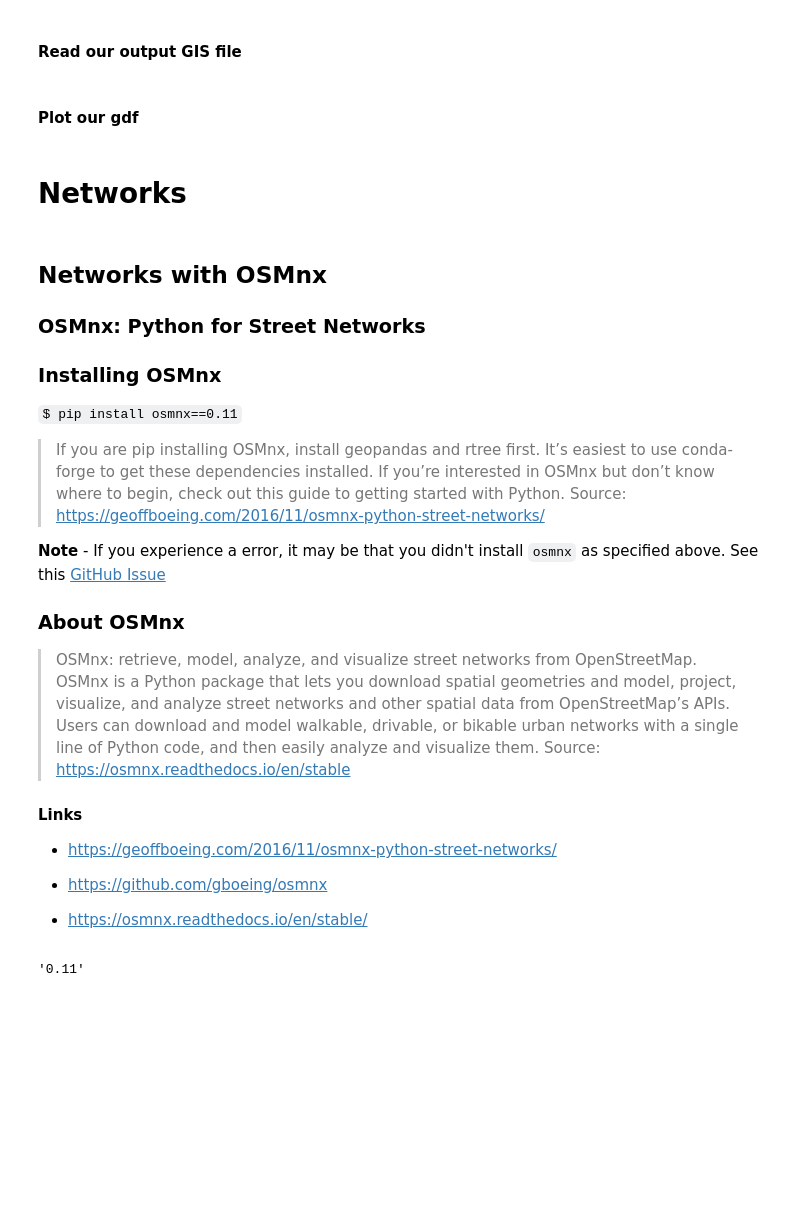
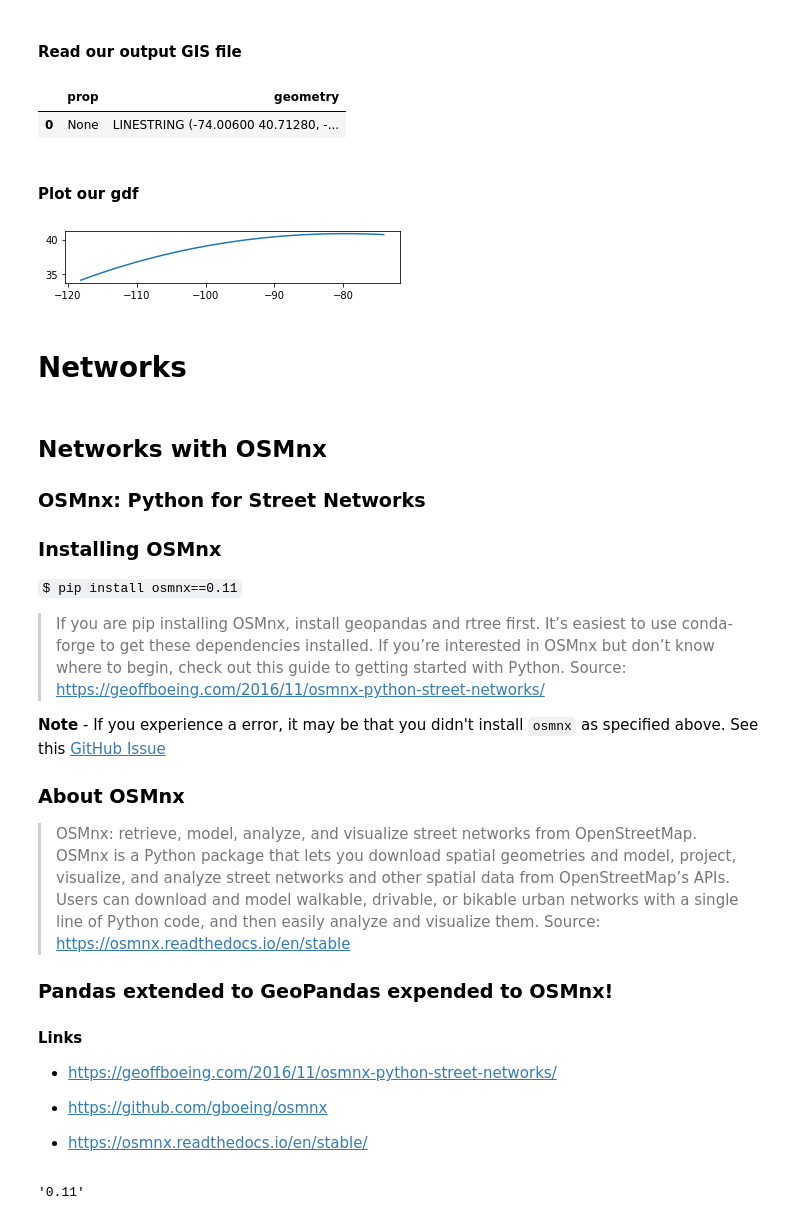
Before and after one commit to katkim0307/pratt-savi-810-2020-03-lesson_08, a Jupyter notebook: lesson_08.ipynb, the cells around one changed output. Drawn from its saved outputs; the diff is of its cells as text; code cells hidden in the pictures; blank space fills up the shorter version.

```diff
--- a/lesson_08.ipynb
+++ b/lesson_08.ipynb
@@ -243,7 +406,18 @@ GeoPy only provides a calculated distance, what if I want a representative Shape
 # %% [markdown]
 #### Read our output GIS file
+# %%
+ny_to_la_gdf = gpd.read_file('data/ny_to_la.shp')
+# %%
+ny_to_la_gdf.head()
+# %% [output]
+|  | prop | geometry |
+| 0 | None | LINESTRING (-74.00600 40.71280, -... |
 # %% [markdown]
 #### Plot our gdf
+# %%
+ny_to_la_gdf.plot();
+# %% [output]
+[figure, added]
 # %% [markdown]
 # Networks
 # %% [markdown]
@@ -265,6 +439,8 @@ GeoPy only provides a calculated distance, what if I want a representative Shape
 
 > OSMnx: retrieve, model, analyze, and visualize street networks from OpenStreetMap. OSMnx is a Python package that lets you download spatial geometries and model, project, visualize, and analyze street networks and other spatial data from OpenStreetMap’s APIs. Users can download and model walkable, drivable, or bikable urban networks with a single line of Python code, and then easily analyze and visualize them. Source: https://osmnx.readthedocs.io/en/stable
 
+### Pandas extended to GeoPandas expended to OSMnx!
+
 #### Links
 
 * https://geoffboeing.com/2016/11/osmnx-python-street-networks/
```
Also changed, not shown: parts of 48 cells of this notebook, 6 other files.
